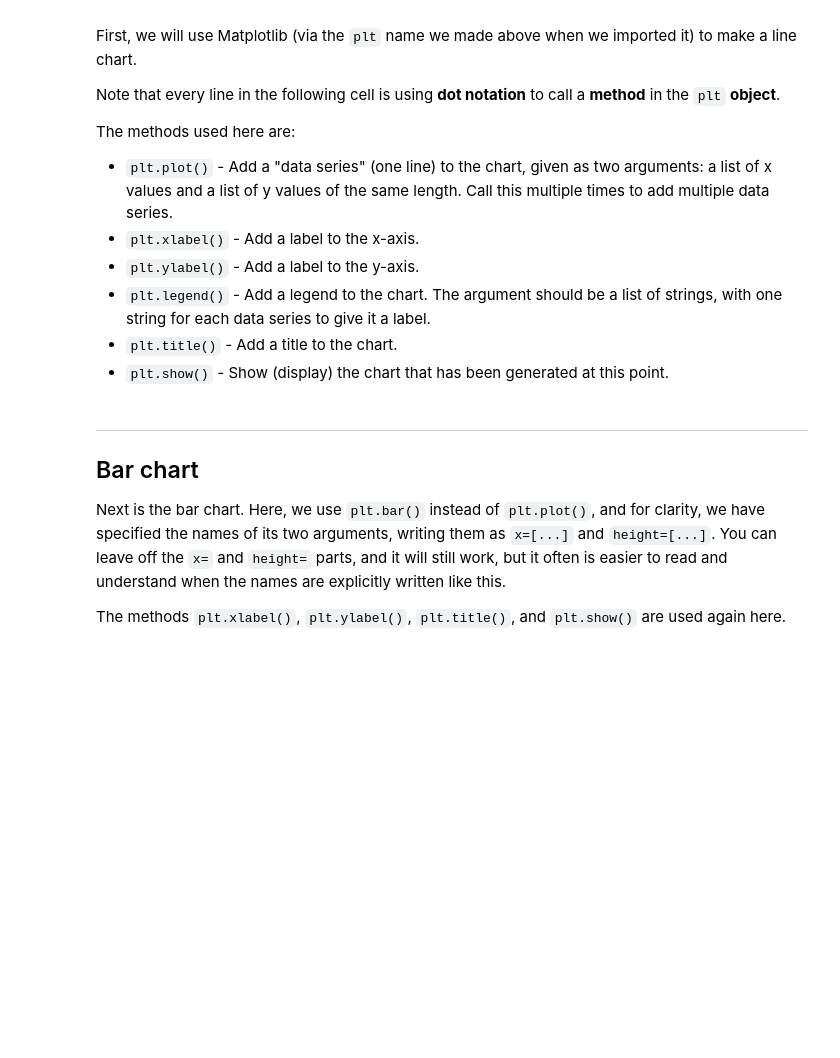
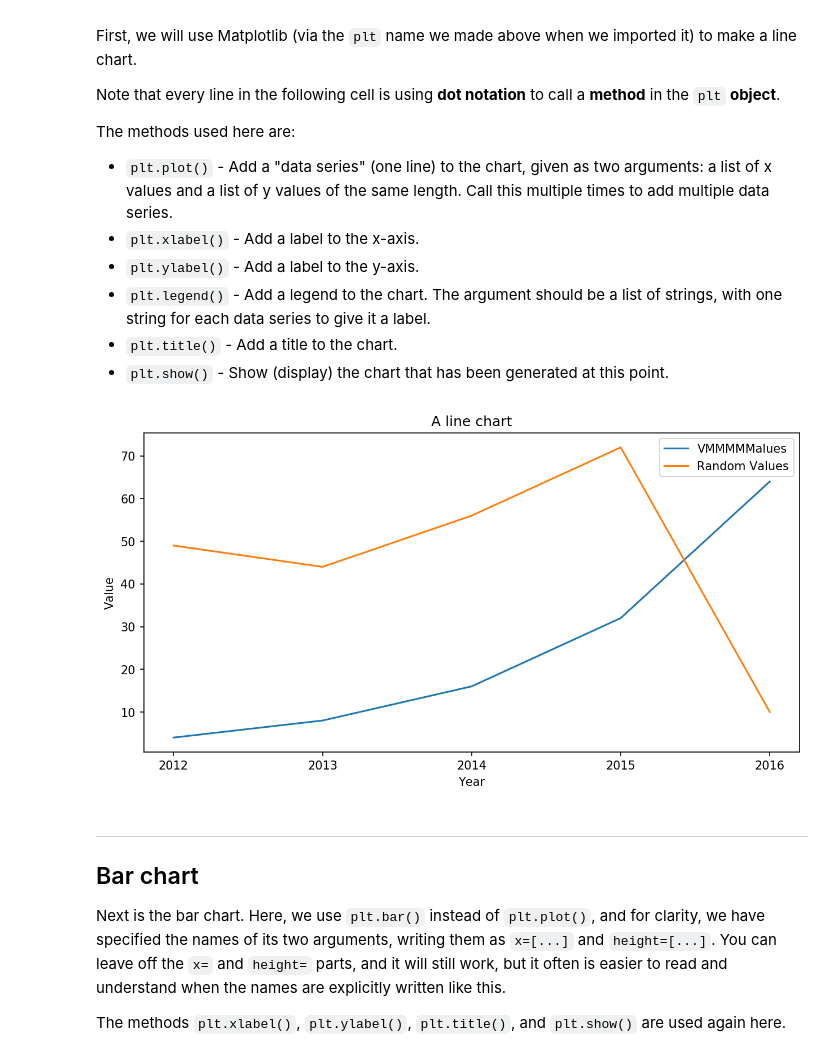
Before and after one commit to CS-DS-125/125exercises-f19, a Jupyter notebook: ch06/howto_matplotlib.ipynb, the cells around one changed output. Drawn from its saved outputs; the diff is of its cells as text; code cells hidden in the pictures; blank space fills up the shorter version.

```diff
--- a/ch06/howto_matplotlib.ipynb
+++ b/ch06/howto_matplotlib.ipynb
@@ -60,11 +60,14 @@ The methods used here are:
 # %%
 plt.plot(years, values)
 plt.plot(years, values_rand)
+#plt.plot(years, values)
 plt.xlabel("Year")
 plt.ylabel("Value")
-plt.legend(["Values", "Random Values"])
+plt.legend(["VMMMMMalues", "Random Values"])
 plt.title('A line chart')
 plt.show()
+# %% [output]
+[figure, added]
 # %% [markdown]
 ***
 ## Bar chart
```
Also changed, not shown: parts of 6 cells of this notebook, 11 other files.
